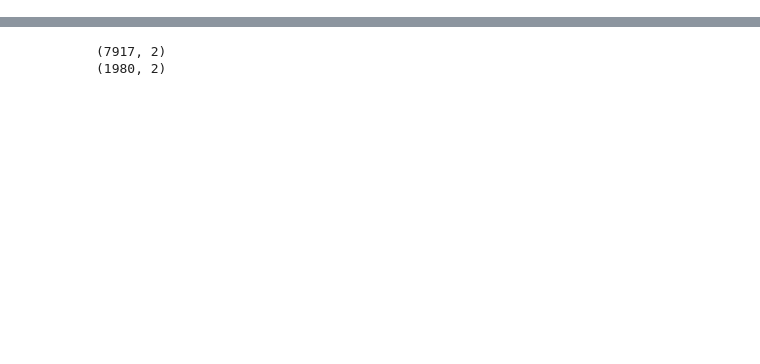
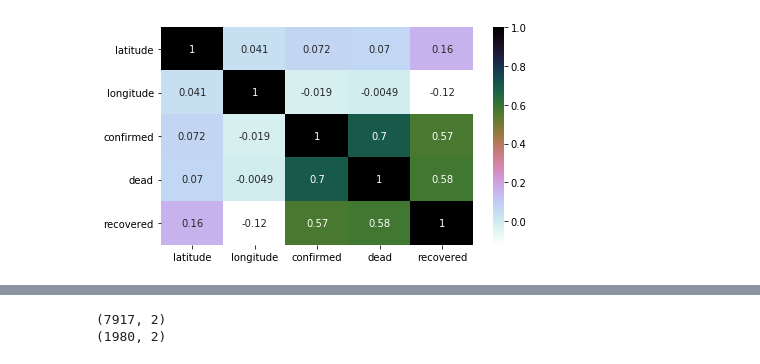
Before and after one commit to SupriyaChinthakuntla/KDD, a Jupyter notebook: KNNAlgToPredictCovidBasedOnGeoLocation.ipynb, the cells around one changed output, grey strips where cells are left out. Cells and saved outputs as stored; diff of their text form; code cells hidden in the pictures; blank space fills up the shorter version.

```diff
--- a/KNNAlgToPredictCovidBasedOnGeoLocation.ipynb
+++ b/KNNAlgToPredictCovidBasedOnGeoLocation.ipynb
@@ -46,0 +85,7 @@ df_states_needed.head()
+# %%
+df_states_needed.fillna(0)
+plt.figure(figsize=(7,4))
+sns.heatmap(df_states_needed.corr(),annot=True,cmap='cubehelix_r')#draws heatmap with input as the correlation matrix calculated by (iris_data.corr())
+plt.show()
+# %% [output]
+[figure, added]
```
Also changed, not shown: parts of 9 cells of this notebook.
